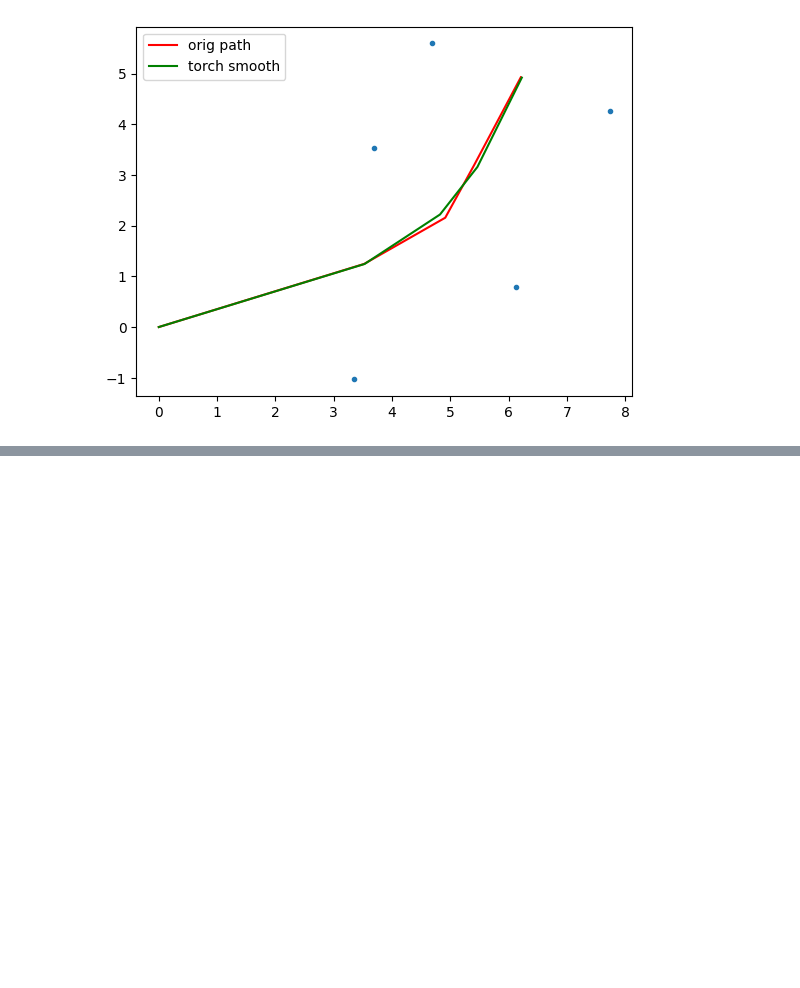
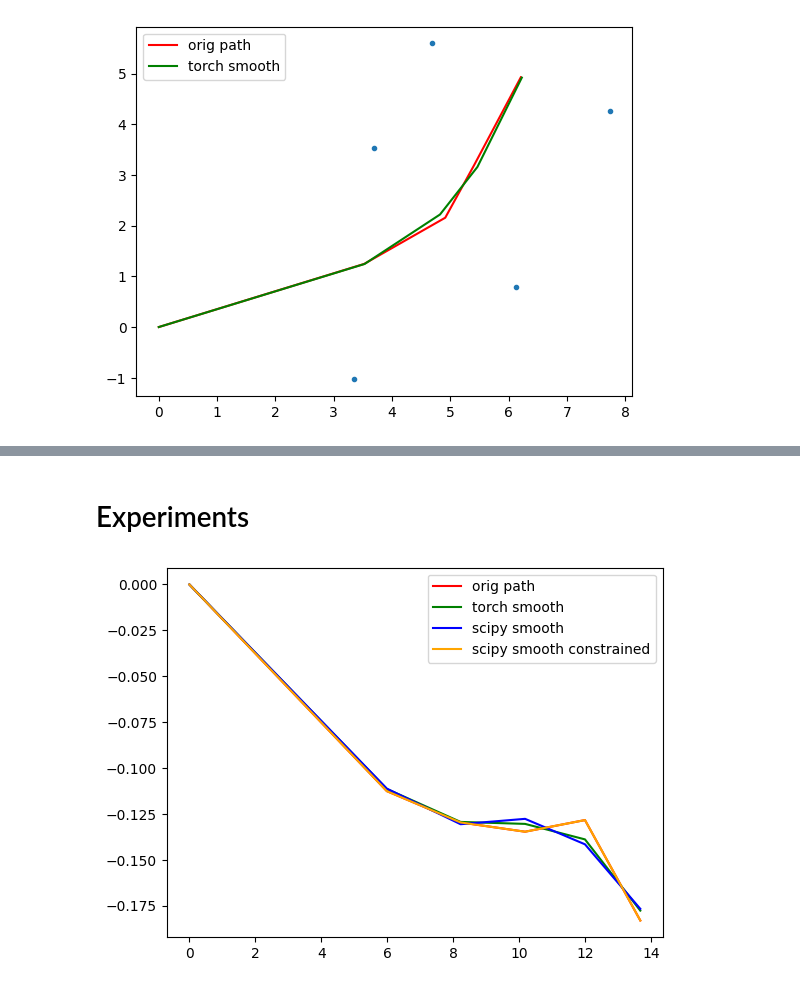
Before and after one commit to SnakeOnex/tinygrad, a Jupyter notebook: notebooks/planning_benchmarks.ipynb, the cells around one changed output, grey strips where cells are left out. Saved outputs shown, nothing was run; the diff lists cells and outputs as text; code cells hidden in the pictures; blank space fills up the shorter version.

Commit message:
Pathplanning experiments

```diff
--- a/notebooks/planning_benchmarks.ipynb
+++ b/notebooks/planning_benchmarks.ipynb
@@ -289,0 +283,2 @@ cost =  -62.83251190185547
+# %% [markdown]
+# Experiments
@@ -289,0 +339,15 @@ cost =  -62.83251190185547
+# %%
+path, c = filter_path_records[30]
+# path = david_planner.find_path(cones)
+torch_smoother_path,_ = torch_smooth(path)
+scipy_smooth_path_constrained,_ = scipy_smooth(path, enable_constraints=True)
+scipy_smooth_path,_ = scipy_smooth(path, enable_constraints=False)
+# plt.plot(c[:0], c[:,1], '.')
+plt.plot(path[:,0], path[:,1], '-', color='red' ,label='orig path')
+plt.plot(torch_smoother_path[:,0], torch_smoother_path[:,1], '-', color='green', label='torch smooth')
+plt.plot(scipy_smooth_path[:,0], scipy_smooth_path[:,1], '-', color='blue', label='scipy smooth')
+plt.plot(scipy_smooth_path_constrained[:,0], scipy_smooth_path_constrained[:,1], '-', color='orange', label='scipy smooth constrained')
+plt.legend()
+plt.show()
+# %% [output]
+[figure, added]
```
Also changed, not shown: parts of 17 cells of this notebook, 1 other file.
